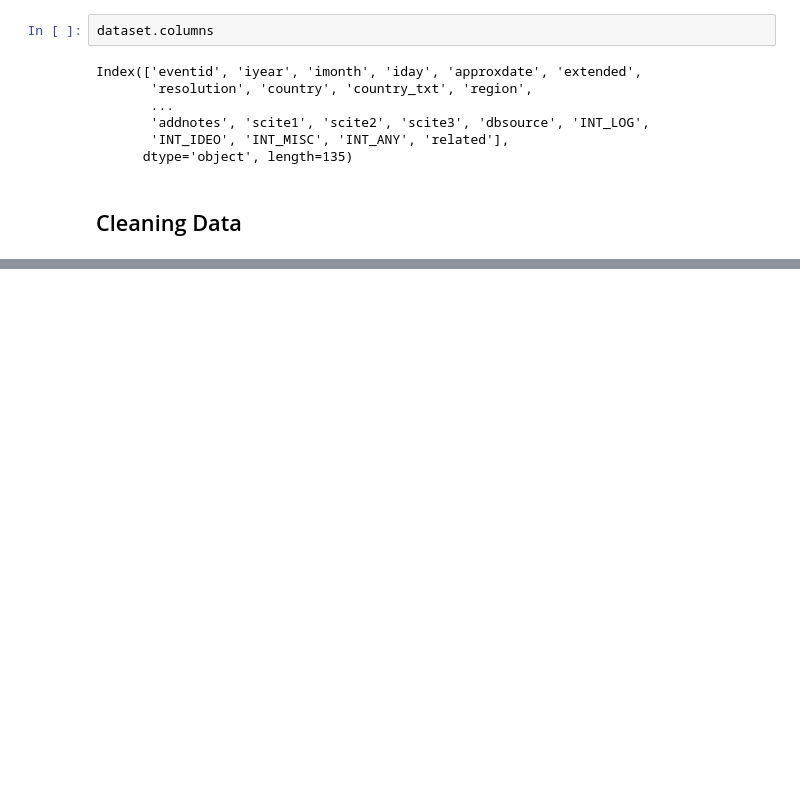
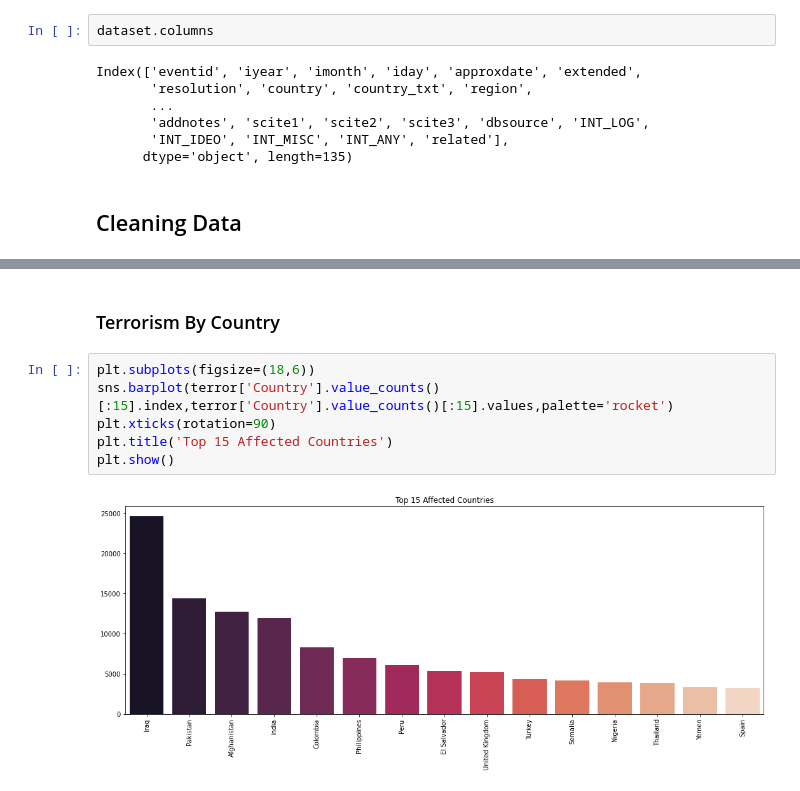
Before and after one commit to Akshitbagri/TSF-GRIP-Data-Science-Business-Analytics, a Jupyter notebook: Exploratory Data Analysis - Terrorism/Analysis.ipynb, the cells around one changed output, grey strips where cells are left out. Cells and saved outputs as stored; diff of their text form; blank space fills up the shorter version.

```diff
--- a/Exploratory Data Analysis - Terrorism/Analysis.ipynb
+++ b/Exploratory Data Analysis - Terrorism/Analysis.ipynb
@@ -43,0 +121,10 @@ terror = dataset[['Year','Month','Day','Duration','Country','Region','city','lat
+# %% [markdown]
+### Terrorism By Country
+# %%
+plt.subplots(figsize=(18,6))
+sns.barplot(terror['Country'].value_counts()[:15].index,terror['Country'].value_counts()[:15].values,palette='rocket')
+plt.xticks(rotation=90)
+plt.title('Top 15 Affected Countries')
+plt.show()
+# %% [output]
+[figure, added]
```
Also changed, not shown: parts of 10 cells of this notebook.
